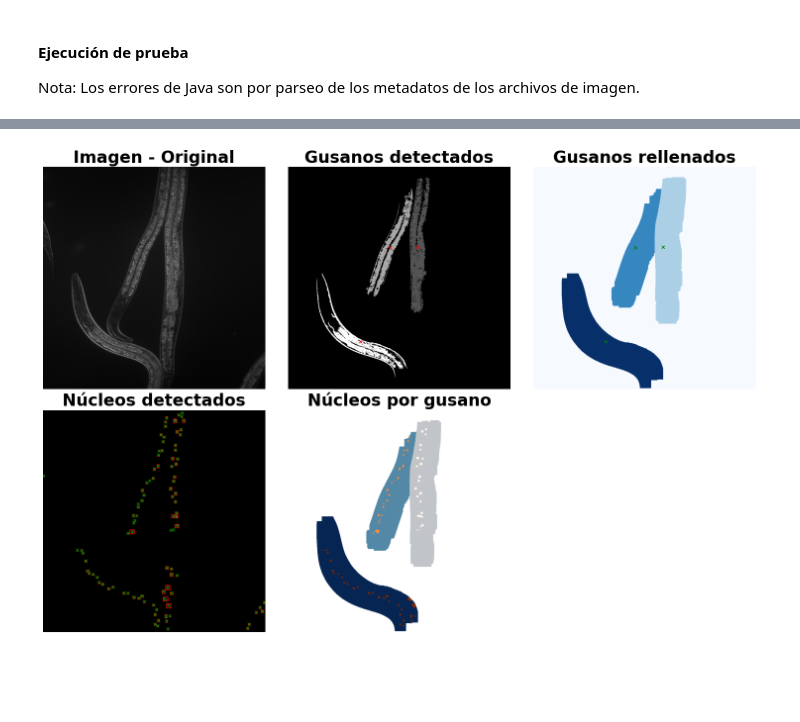
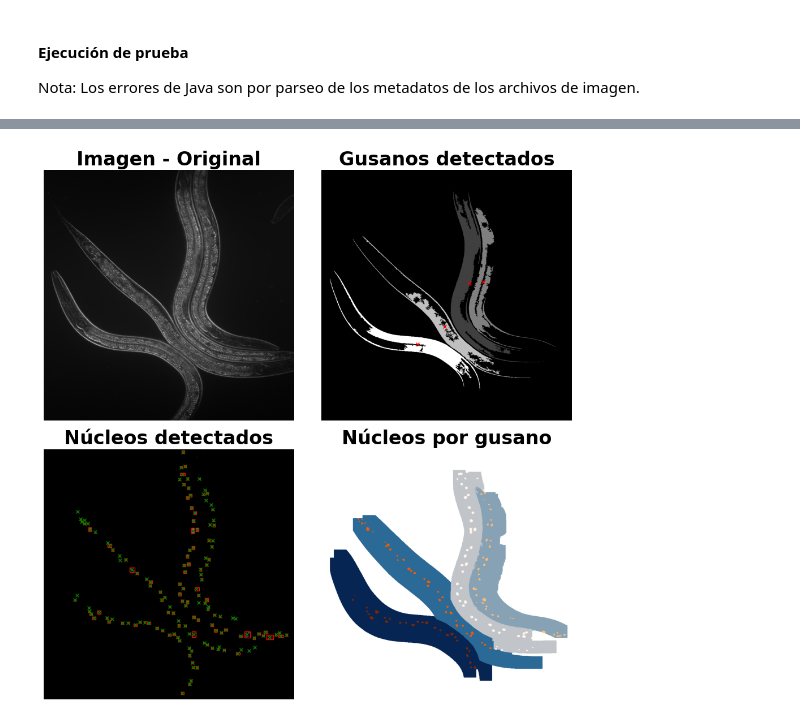
Before and after one commit to NicSal-BadRequest/BioPictureTools, a Jupyter notebook: VersionColab/RastreadorNucleosDeGusano.ipynb, the cells around one changed output, grey strips where cells are left out. Cells and saved outputs as stored; diff of their text form; code cells hidden in the pictures; blank space fills up the shorter version.

Commit message:
modificados:     VersionColab/RastreadorNucleosDeGusano.ipynb

```diff
--- a/VersionColab/RastreadorNucleosDeGusano.ipynb
+++ b/VersionColab/RastreadorNucleosDeGusano.ipynb
@@ -701,21 +701,20 @@ class WormTracker(BioImageHandler):
 ##### Ruta del archivo:
 # %%
 ruta_base = "/home/nephelim/Documentos/Investigacion/BioPictureTools/SetImagenes_1/"
-ruta_prueba_1 = ruta_base + "RADSMAD ztf30 3.ids"
-ruta_prueba_2 = ruta_base + "RADSMAD WT 2.ids"
+ruta_prueba_1 = ruta_base + "RADSMAD ztf30 1.ids"
 # %% [markdown]
 #### Ejecución de prueba
 
 Nota: Los errores de Java son por parseo de los metadatos de los archivos de imagen.
 # %%
 nuevoRastreador = WormTracker(ruta_prueba_1)
-nuevoRastreador.procesarImagen(thresholdCampoClaro=0.23, thresholdFluo=0.05)
+nuevoRastreador.procesarImagen(thresholdCampoClaro=0.275, thresholdFluo=0.05)
 nuevoRastreador.buscarNucleos(tol_cerrada = 5, tol_abierta = 5)
 nuevoRastreador.coordenadasDeNucleos()
 nuevoRastreador.centroidesDeNucleos()
-nuevoRastreador.buscarGusanos(tol_cerrada=1, iteraciones=8, con_rellenado_inundacion=False,
-                             min_area=3500, tol_rellenado=2, max_iteracion=30)
+nuevoRastreador.buscarGusanos(tol_cerrada=1, iteraciones=8, con_rellenado_inundacion=True,
+                             min_area=3500, tol_rellenado=2, max_iteracion=25)
 nuevoRastreador.coordenadasDeGusanos()
 nuevoRastreador.interseccionGusanoNucleos()
-nuevoRastreador.graficarProcesamiento(modos=[0, 1, 2, 3, 4])
+nuevoRastreador.graficarProcesamiento(modos=[0, 1, 3, 4])
 # %% [output]
@@ -738,2 +737,2 @@ java.lang.NumberFormatException: For input string: "Confocal C1 Scanner"
 Shape de la imagen: (1, 4, 1, 1024, 1024)
-[figure, old version]
+[figure, new version]
```
Also changed, not shown: parts of 1 cell of this notebook.
